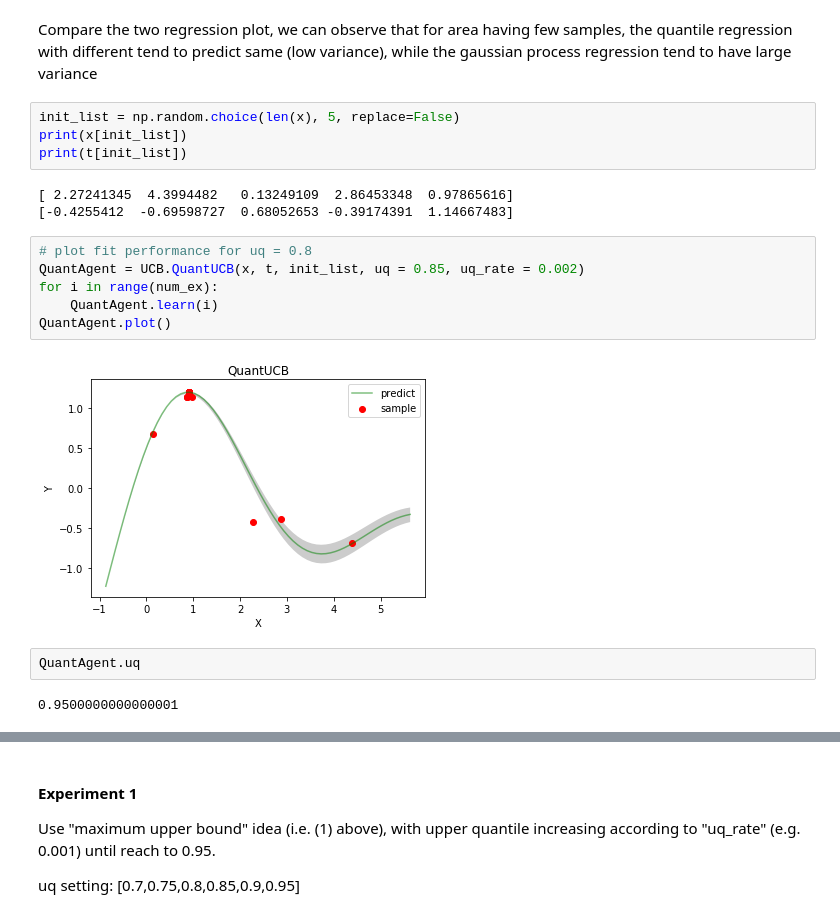
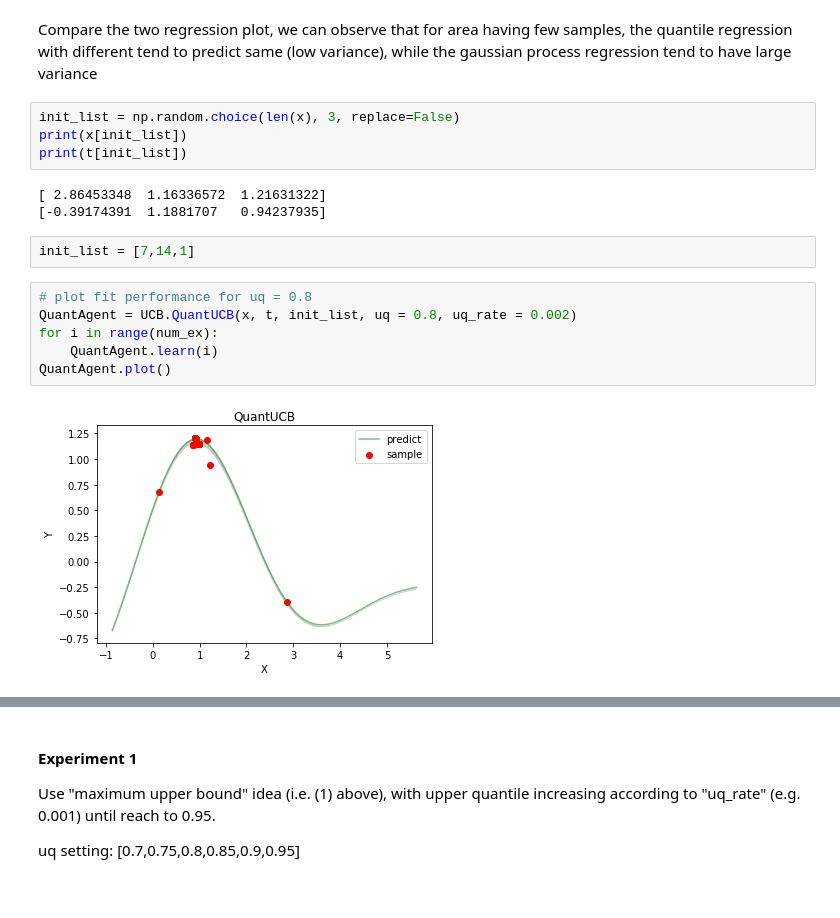
Before and after one commit to chengsoonong/eheye, a Jupyter notebook: QuantUCB/GP-UCB&Quant-UCB_ExpThree.ipynb, the cells around one changed output, grey strips where cells are left out. Drawn from its saved outputs; the diff is of its cells as text.

```diff
--- a/QuantUCB/GP-UCB&Quant-UCB_ExpThree.ipynb
+++ b/QuantUCB/GP-UCB&Quant-UCB_ExpThree.ipynb
@@ -101,21 +124,19 @@ plt.show()
 # %% [markdown]
 Compare the two regression plot, we can observe that for area having few samples, the quantile regression with different tend to predict same (low variance), while the gaussian process regression tend to have large variance
 # %%
-init_list = np.random.choice(len(x), 5, replace=False)
+init_list = np.random.choice(len(x), 3, replace=False)
 print(x[init_list])
 print(t[init_list])
 # %% [output]
-[ 2.27241345  4.3994482   0.13249109  2.86453348  0.97865616]
-[-0.4255412  -0.69598727  0.68052653 -0.39174391  1.14667483]
+[ 2.86453348  1.16336572  1.21631322]
+[-0.39174391  1.1881707   0.94237935]
+# %%
+init_list = [7,14,1]
 # %%
 # plot fit performance for uq = 0.8
-QuantAgent = UCB.QuantUCB(x, t, init_list, uq = 0.85, uq_rate = 0.002)
+QuantAgent = UCB.QuantUCB(x, t, init_list, uq = 0.8, uq_rate = 0.002)
 for i in range(num_ex):
     QuantAgent.learn(i)
 QuantAgent.plot()
 # %% [output]
-[figure, old version]
+[figure, new version]
-# %%
-QuantAgent.uq
-# %% [output]
-0.9500000000000001
```
Also changed, not shown: parts of 7 cells of this notebook, 4 other files.
